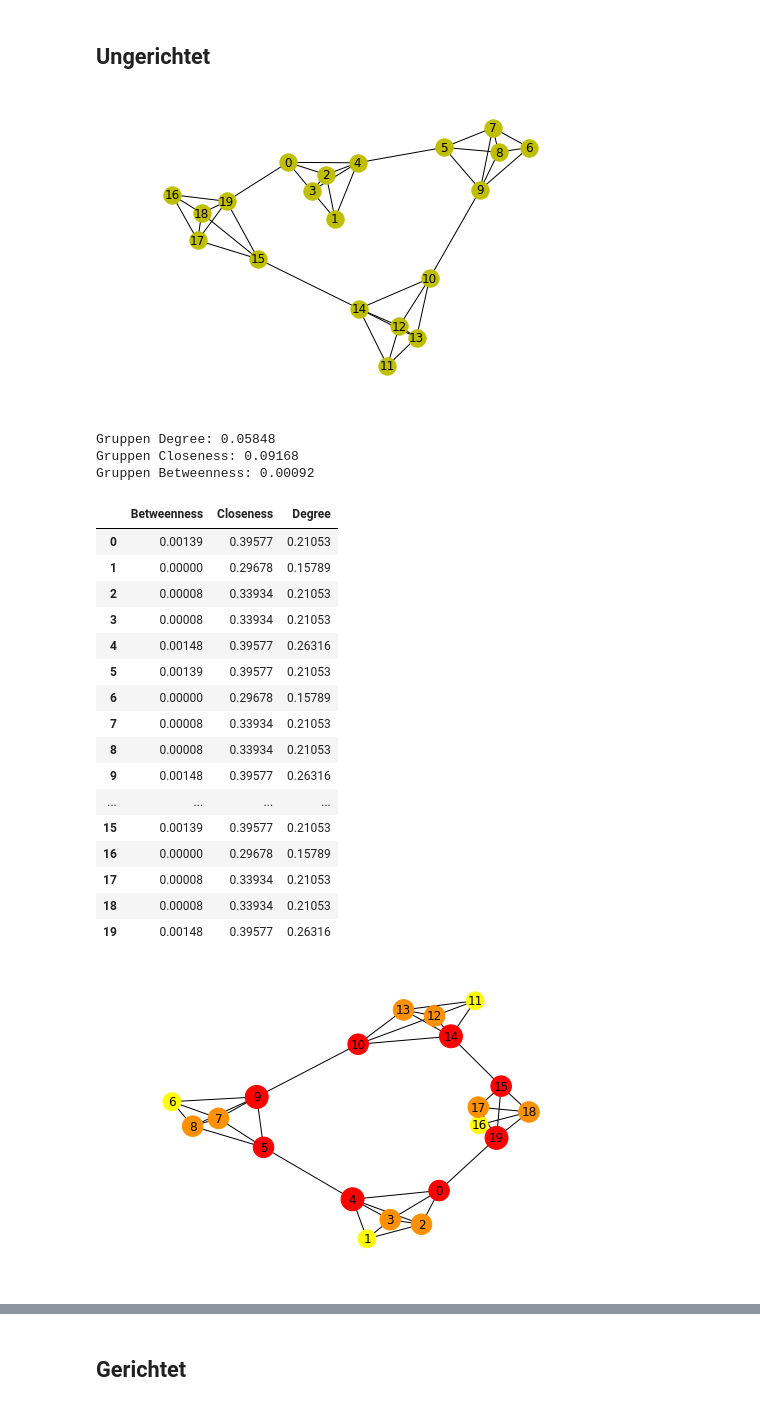
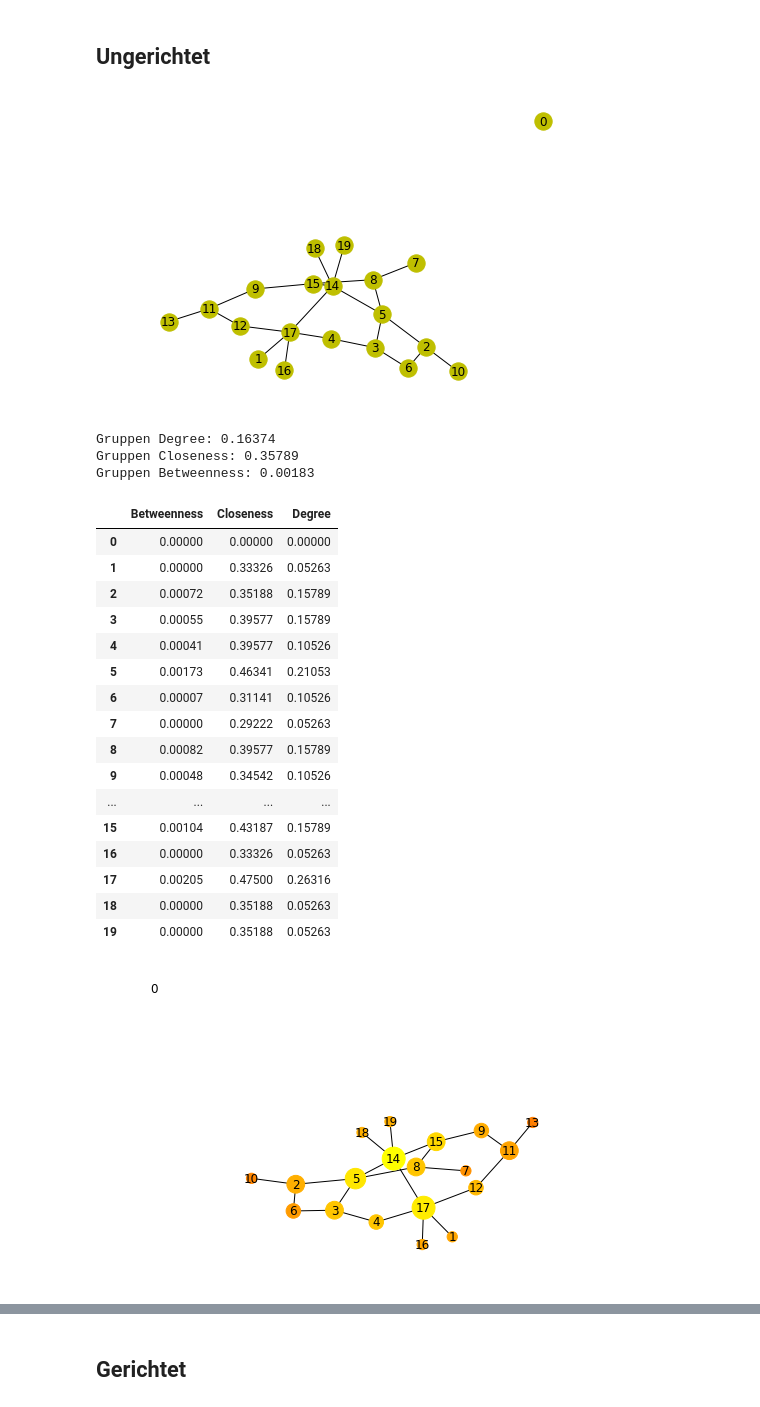
Before and after one commit to lu211/centrality_social_networks, a Jupyter notebook: Theoriebildung Simulation.ipynb, the cells around one changed output, grey strips where cells are left out. Drawn from its saved outputs; the diff is of its cells as text; code cells hidden in the pictures.

Commit message:
Updated undirected graph

```diff
--- a/Theoriebildung Simulation.ipynb
+++ b/Theoriebildung Simulation.ipynb
@@ -69,7 +69,10 @@ def closeness(graph):
     for i in graph.nodes():
         length = nx.single_source_shortest_path_length(graph, i)
         sum_length = sum(length.values())
-        C_c_i = round(((sum_length)**(-1)), 5)
+        if sum_length != 0:
+            C_c_i = round(((sum_length)**(-1)), 5)
+        else:
+            C_c_i = 0
         C_c.update({i:C_c_i})
     return C_c
 
@@ -398,15 +401,16 @@ Standartisierte Closeness Digraph: {0: 0, 1: 0.375, 2: 0.375, 3: 0.375, 4: 0.375
 # Simulationsnetzwerke
 # %% [markdown]
 ## Ungerichtet
+# %%
+# Cliquengraph
+SU = nx.gaussian_random_partition_graph(20, 4, 4, 0.5, 0.1)
+#SU = nx.connected_caveman_graph(4, 5)
 # %%
-# Cliquengraph
-SU = nx.connected_caveman_graph(4, 5)
-
 nx.draw(SU, node_color='y', with_labels=True)
 
 size_SU = len(SU.nodes())
 # %% [output]
-[figure, old version]
+[figure, new version]
 # %%
 ## Zentralitätsmaße
 # Akteursbezogen
@@ -422,44 +426,44 @@ print("Gruppen Degree:", group_degree(SU, size_SU))
 print("Gruppen Closeness:", group_closeness(SU, size_SU))
 print("Gruppen Betweenness:", group_betweenness(SU, size_SU))
 # %% [output]
-Gruppen Degree: 0.05848
-Gruppen Closeness: 0.09168
-Gruppen Betweenness: 0.00092
+Gruppen Degree: 0.16374
+Gruppen Closeness: 0.35789
+Gruppen Betweenness: 0.00183
 # %%
 SU_df = pd.DataFrame({'Degree': SU_degree,
                               'Closeness': SU_closeness,
                               'Betweenness': SU_betweenness})
 
 SU_df
-#SU_df.sort_values(by=['Degree']) # 4,9,14,19
-#SU_df.sort_values(by=['Closeness']) # 0,4,5,9,10,14,15,19
-# SU_df.sort_values(by=['Betweenness']) # 0,4,5,9,10,14,15,19
+#SU_df.sort_values(by=['Degree']) # 17, 14 (gefolgt von 5)
+#SU_df.sort_values(by=['Closeness']) # 14 (gefolgt von 17, 5)
+#SU_df.sort_values(by=['Betweenness']) # 14 (gefolgt von 17, 5)
 # %% [output]
 |  | Betweenness | Closeness | Degree |
-| 0 | 0.00139 | 0.39577 | 0.21053 |
-| 1 | 0.00000 | 0.29678 | 0.15789 |
-| 2 | 0.00008 | 0.33934 | 0.21053 |
-| 3 | 0.00008 | 0.33934 | 0.21053 |
-| 4 | 0.00148 | 0.39577 | 0.26316 |
-| 5 | 0.00139 | 0.39577 | 0.21053 |
-| 6 | 0.00000 | 0.29678 | 0.15789 |
-| 7 | 0.00008 | 0.33934 | 0.21053 |
-| 8 | 0.00008 | 0.33934 | 0.21053 |
-| 9 | 0.00148 | 0.39577 | 0.26316 |
+| 0 | 0.00000 | 0.00000 | 0.00000 |
+| 1 | 0.00000 | 0.33326 | 0.05263 |
+| 2 | 0.00072 | 0.35188 | 0.15789 |
+| 3 | 0.00055 | 0.39577 | 0.15789 |
+| 4 | 0.00041 | 0.39577 | 0.10526 |
+| 5 | 0.00173 | 0.46341 | 0.21053 |
+| 6 | 0.00007 | 0.31141 | 0.10526 |
+| 7 | 0.00000 | 0.29222 | 0.05263 |
+| 8 | 0.00082 | 0.39577 | 0.15789 |
+| 9 | 0.00048 | 0.34542 | 0.10526 |
 | ... | ... | ... | ... |
-| 15 | 0.00139 | 0.39577 | 0.21053 |
-| 16 | 0.00000 | 0.29678 | 0.15789 |
-| 17 | 0.00008 | 0.33934 | 0.21053 |
-| 18 | 0.00008 | 0.33934 | 0.21053 |
-| 19 | 0.00148 | 0.39577 | 0.26316 |
+| 15 | 0.00104 | 0.43187 | 0.15789 |
+| 16 | 0.00000 | 0.33326 | 0.05263 |
+| 17 | 0.00205 | 0.47500 | 0.26316 |
+| 18 | 0.00000 | 0.35188 | 0.05263 |
+| 19 | 0.00000 | 0.35188 | 0.05263 |
 # %%
 pos = nx.spring_layout(SU)
 
 nx.draw(SU, pos, with_labels=True, node_size=SU_df['Degree'].loc[SU] * 2000,
        node_color=SU_df['Closeness'].loc[SU],
-       cmap=plt.cm.autumn_r)
+       cmap=plt.cm.autumn)
 
 size_SU = len(SU.nodes())
 # %% [output]
-[figure, old version]
+[figure, new version]
 # %%
```
Also changed, not shown: parts of 6 cells of this notebook.
